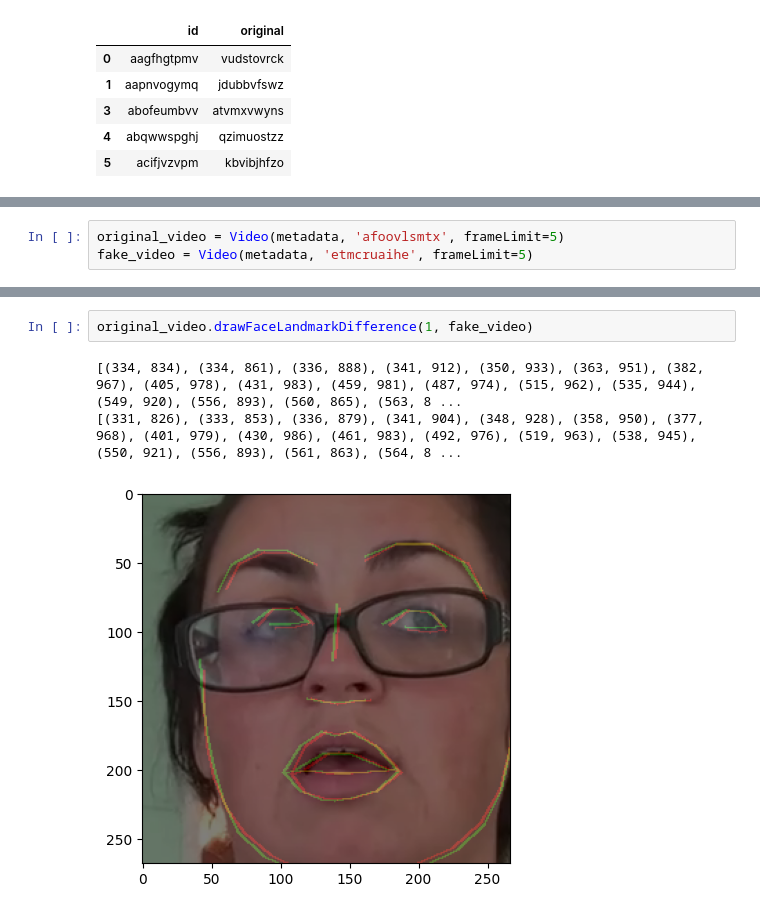
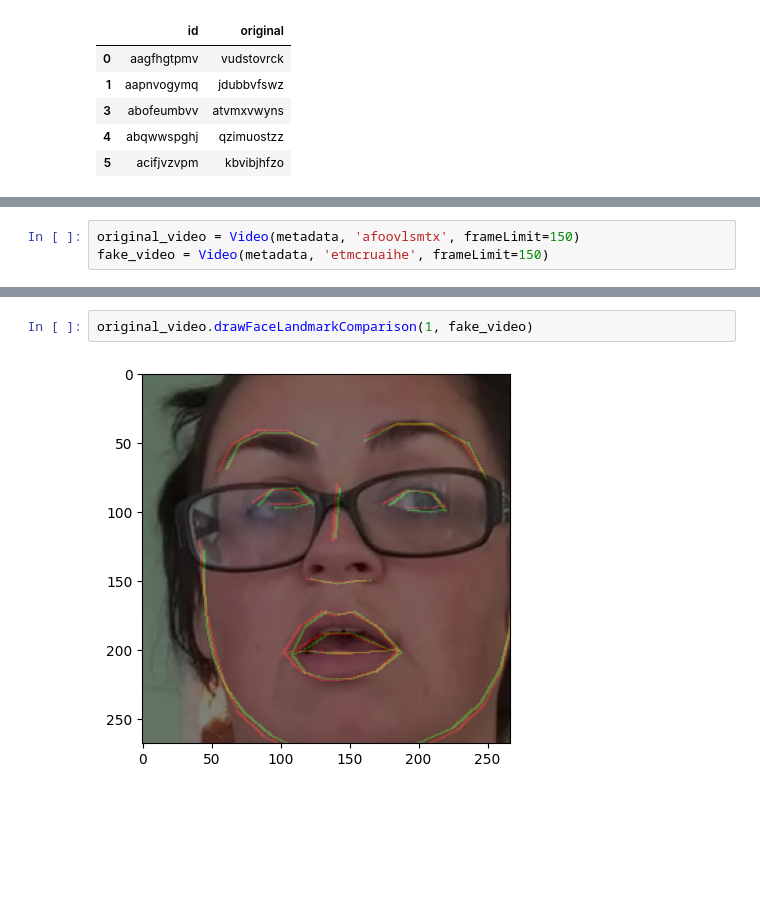
Before and after one commit to belalmn/Deepfake-Detection-Capstone, a Jupyter notebook: sandbox.ipynb, the cells around one changed output, grey strips where cells are left out. Cells and saved outputs as stored; diff of their text form; blank space fills up the shorter version.

```diff
--- a/sandbox.ipynb
+++ b/sandbox.ipynb
@@ -56,4 +46,4 @@ metadata.get_sample_pairs().head()
 # %%
-original_video = Video(metadata, 'afoovlsmtx', frameLimit=5)
-fake_video = Video(metadata, 'etmcruaihe', frameLimit=5)
+original_video = Video(metadata, 'afoovlsmtx', frameLimit=150)
+fake_video = Video(metadata, 'etmcruaihe', frameLimit=150)
 # %% [output]
@@ -69,6 +59,4 @@ fake_video.drawFaceLandmarks(1)
 # %%
-original_video.drawFaceLandmarkDifference(1, fake_video)
+original_video.drawFaceLandmarkComparison(1, fake_video)
 # %% [output]
-[(334, 834), (334, 861), (336, 888), (341, 912), (350, 933), (363, 951), (382, 967), (405, 978), (431, 983), (459, 981), (487, 974), (515, 962), (535, 944), (549, 920), (556, 893), (560, 865), (563, 8 ...
-[(331, 826), (333, 853), (336, 879), (341, 904), (348, 928), (358, 950), (377, 968), (401, 979), (430, 986), (461, 983), (492, 976), (519, 963), (538, 945), (550, 921), (556, 893), (561, 863), (564, 8 ...
-[figure, old version]
+[figure, new version]
```
Also changed, not shown: parts of 26 cells of this notebook, 5 other files.
